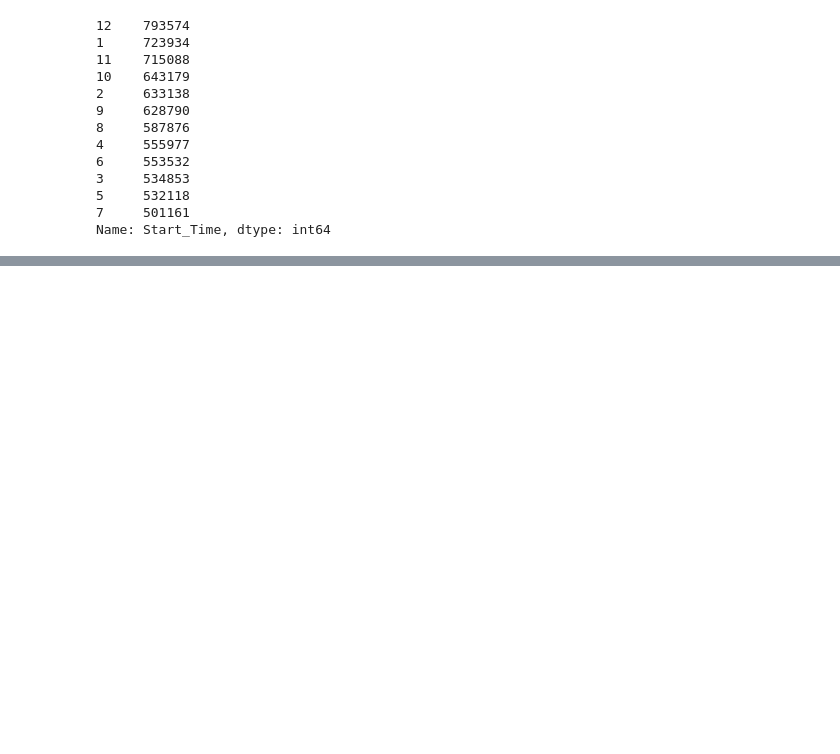
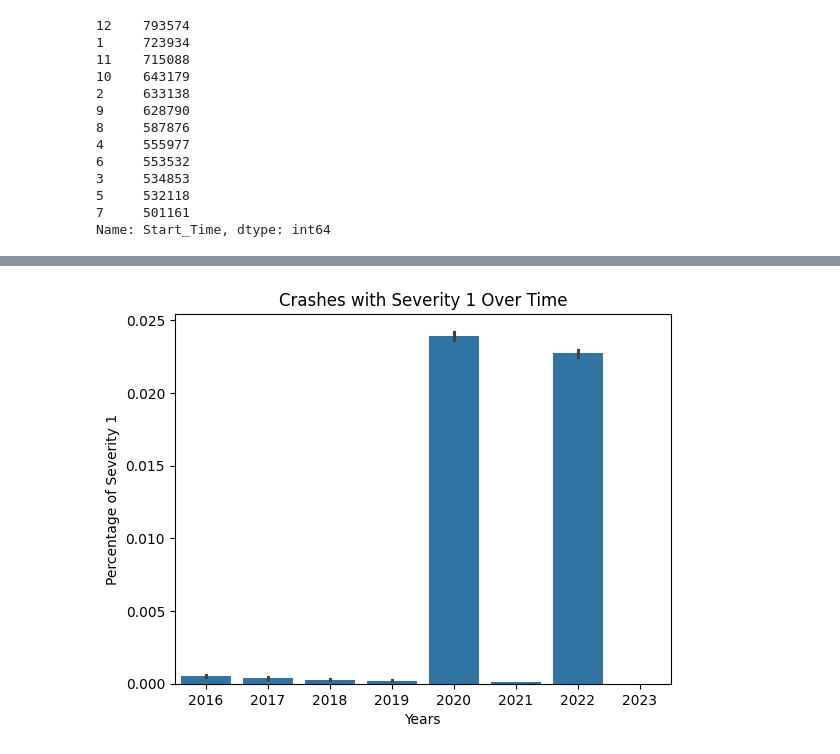
Before and after one commit to Kestrel86/US_AccidentModel, a Jupyter notebook: US_Accidents_EDA.ipynb, the cells around one changed output, grey strips where cells are left out. Saved outputs shown, nothing was run; the diff lists cells and outputs as text; code cells hidden in the pictures; blank space fills up the shorter version.

```diff
--- a/US_Accidents_EDA.ipynb
+++ b/US_Accidents_EDA.ipynb
@@ -405,0 +407,5 @@ plt.show
+# %%
+# Serverity vs Years
+# Severity vs Days
+# Severity vs Timezone
+df['year'] = df['Start_Time'].dt.year
@@ -405,0 +422,8 @@ plt.show
+# %%
+sns.barplot(x = df['year'], y = df['Severity'] == 1, data = df)
+plt.title("Crashes with Severity 1 Over Time")
+plt.xlabel("Years")
+plt.ylabel("Percentage of Severity 1")
+plt.show()
+# %% [output]
+[figure, added]
```
Also changed, not shown: parts of 14 cells of this notebook.
